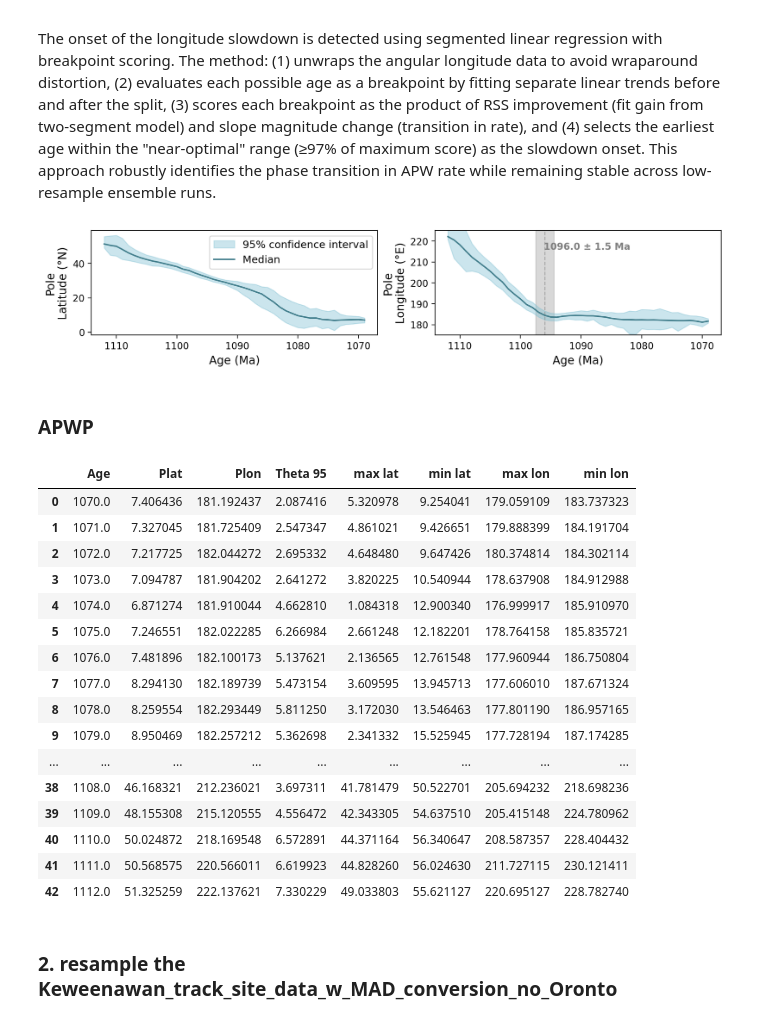
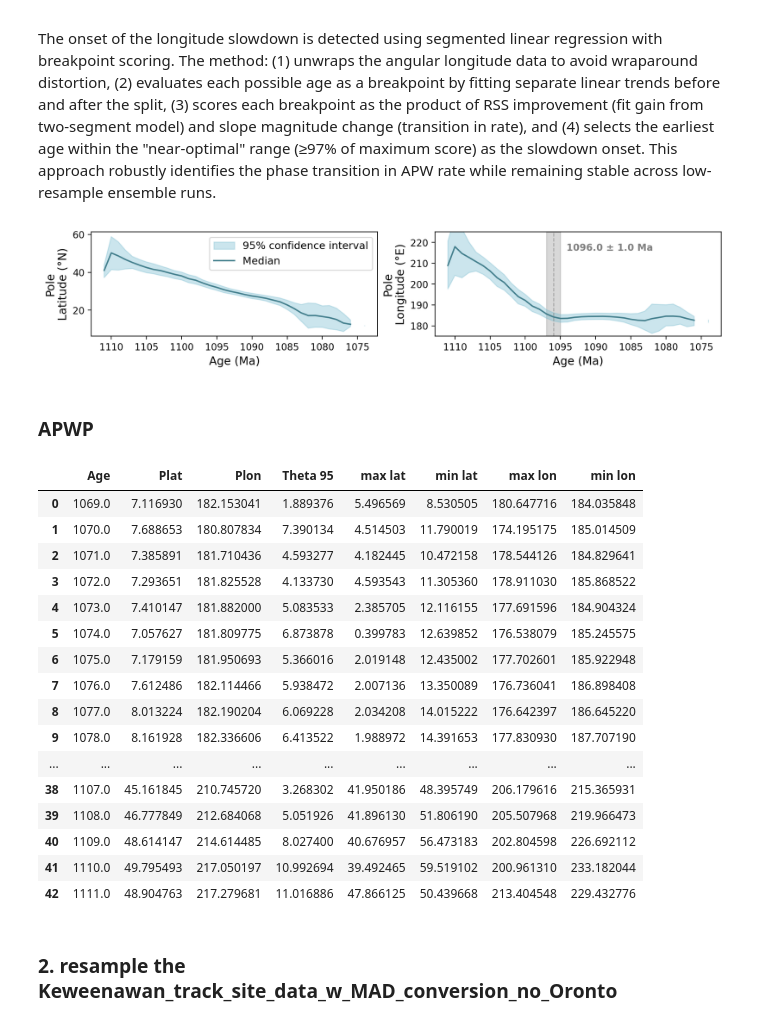
Before and after one commit to PolarWandering/APWP_StratModels, a Jupyter notebook: code/02_APWP_age_model.ipynb, the cells around one changed output. Saved outputs shown, nothing was run; the diff lists cells and outputs as text; code cells hidden in the pictures.

```diff
--- a/code/02_APWP_age_model.ipynb
+++ b/code/02_APWP_age_model.ipynb
@@ -165,7 +157,7 @@ seds_f_df
 # %%
 np.random.seed(2024)
 
-n_sims = 1000
+n_sims = 3000
 # %% [markdown]
 ### 1. resample the Keweenawan_track_site_data_w_MAD_conversion
 # %%
@@ -561,35 +558,35 @@ axes[0].fill_between(ensemble_PC_eff_age.X, ensemble_PC_eff_age.Lat_Lon_bounds(q
                      color= "#7DBFD2", alpha=.40, zorder =1, label=f"{quantile}% confidence interval")
 # axes[0].scatter(ensemble_PC_eff_age.X, ensemble_PC_eff_age.PC(quantile)[1],color="#314B54", s = 15,  label = 'Principal component of the age ensemble')
 axes[0].plot(ensemble_PC_eff_age.X, ensemble_PC_eff_age.PC(quantile)[1],color="#427E8C", label='Median')
 axes[0].legend(loc='upper right', fontsize=11)
 
 # LONGITUDES
 # for run, df_run in df_ultimate_RM_ensemble_w_MAD.groupby('run'):
 #     axes[1].plot(df_run.effective_age.tolist(), df_run.plon.tolist(), color="#4F4F4F", zorder =0, linewidth=0.2, alpha=0.2)
 # axes[1].plot(df_run.effective_age.tolist(), df_run.plon.tolist(), color="#4F4F4F", zorder =0, linewidth=0.2, label = 'Moving Average realization')
 axes[1].fill_between(ensemble_PC_eff_age.X, ensemble_PC_eff_age.Lat_Lon_bounds(quantile)[0],
                      ensemble_PC_eff_age.Lat_Lon_bounds(quantile)[1],
                      color= "#7DBFD2", alpha=.40, zorder =1, label=f"Empirical {quantile}% confidence interval")
 # axes[1].scatter(ensemble_PC_eff_age.X, ensemble_PC_eff_age.PC(quantile)[0]%360,color="#314B54", s = 15,  label = 'Principal component of the age ensemble')
 axes[1].plot(ensemble_PC_eff_age.X, ensemble_PC_eff_age.PC(quantile)[0]%360,color="#427E8C")
 
 # Add grey vertical band showing the onset of longitude slowdown and the near-optimal age range.
 axes[1].axvspan(elbow_age - elbow_uncertainty, elbow_age + elbow_uncertainty, color='grey', alpha=0.3, zorder=0, label='Longitude slowdown onset')
 axes[1].axvline(elbow_age, color='grey', linestyle='--', linewidth=1, alpha=0.6, zorder=1)
 
 # Add label for the elbow point and uncertainty
-axes[1].text(elbow_age-7, 215, f'{elbow_age:.1f} ± {elbow_uncertainty:.1f} Ma',
+axes[1].text(elbow_age-8, 215, f'{elbow_age:.1f} ± {elbow_uncertainty:.1f} Ma',
              fontsize=10, ha='center', va='bottom', color='grey', fontweight='bold')
 
 # axes[0].set_ylim(3, 55)
 
 axes[1].set_ylim(175, 225)
 
 plt.gca().invert_xaxis()
 plt.savefig('../figure/Keweenawan_ultimate_ensemble_APW_components.pdf', bbox_inches='tight')
 plt.show()
 # %% [output]
-[figure, old version]
+[figure, new version]
 # %% [markdown]
 ### APWP
 # %%
@@ -621,22 +618,22 @@ df_apwp_eff.to_csv('./apwp_output/Keweenawan_track_VGP_APWP.csv', index=False)
 df_apwp_eff
 # %% [output]
 |  | Age | Plat | Plon | Theta 95 | max lat | min lat | max lon | min lon |
-| 0 | 1070.0 | 7.406436 | 181.192437 | 2.087416 | 5.320978 | 9.254041 | 179.059109 | 183.737323 |
-| 1 | 1071.0 | 7.327045 | 181.725409 | 2.547347 | 4.861021 | 9.426651 | 179.888399 | 184.191704 |
-| 2 | 1072.0 | 7.217725 | 182.044272 | 2.695332 | 4.648480 | 9.647426 | 180.374814 | 184.302114 |
-| 3 | 1073.0 | 7.094787 | 181.904202 | 2.641272 | 3.820225 | 10.540944 | 178.637908 | 184.912988 |
-| 4 | 1074.0 | 6.871274 | 181.910044 | 4.662810 | 1.084318 | 12.900340 | 176.999917 | 185.910970 |
-| 5 | 1075.0 | 7.246551 | 182.022285 | 6.266984 | 2.661248 | 12.182201 | 178.764158 | 185.835721 |
-| 6 | 1076.0 | 7.481896 | 182.100173 | 5.137621 | 2.136565 | 12.761548 | 177.960944 | 186.750804 |
-| 7 | 1077.0 | 8.294130 | 182.189739 | 5.473154 | 3.609595 | 13.945713 | 177.606010 | 187.671324 |
-| 8 | 1078.0 | 8.259554 | 182.293449 | 5.811250 | 3.172030 | 13.546463 | 177.801190 | 186.957165 |
-| 9 | 1079.0 | 8.950469 | 182.257212 | 5.362698 | 2.341332 | 15.525945 | 177.728194 | 187.174285 |
+| 0 | 1069.0 | 7.116930 | 182.153041 | 1.889376 | 5.496569 | 8.530505 | 180.647716 | 184.035848 |
+| 1 | 1070.0 | 7.688653 | 180.807834 | 7.390134 | 4.514503 | 11.790019 | 174.195175 | 185.014509 |
+| 2 | 1071.0 | 7.385891 | 181.710436 | 4.593277 | 4.182445 | 10.472158 | 178.544126 | 184.829641 |
+| 3 | 1072.0 | 7.293651 | 181.825528 | 4.133730 | 4.593543 | 11.305360 | 178.911030 | 185.868522 |
+| 4 | 1073.0 | 7.410147 | 181.882000 | 5.083533 | 2.385705 | 12.116155 | 177.691596 | 184.904324 |
+| 5 | 1074.0 | 7.057627 | 181.809775 | 6.873878 | 0.399783 | 12.639852 | 176.538079 | 185.245575 |
+| 6 | 1075.0 | 7.179159 | 181.950693 | 5.366016 | 2.019148 | 12.435002 | 177.702601 | 185.922948 |
+| 7 | 1076.0 | 7.612486 | 182.114466 | 5.938472 | 2.007136 | 13.350089 | 176.736041 | 186.898408 |
+| 8 | 1077.0 | 8.013224 | 182.190204 | 6.069228 | 2.034208 | 14.015222 | 176.642397 | 186.645220 |
+| 9 | 1078.0 | 8.161928 | 182.336606 | 6.413522 | 1.988972 | 14.391653 | 177.830930 | 187.707190 |
 | ... | ... | ... | ... | ... | ... | ... | ... | ... |
-| 38 | 1108.0 | 46.168321 | 212.236021 | 3.697311 | 41.781479 | 50.522701 | 205.694232 | 218.698236 |
-| 39 | 1109.0 | 48.155308 | 215.120555 | 4.556472 | 42.343305 | 54.637510 | 205.415148 | 224.780962 |
-| 40 | 1110.0 | 50.024872 | 218.169548 | 6.572891 | 44.371164 | 56.340647 | 208.587357 | 228.404432 |
-| 41 | 1111.0 | 50.568575 | 220.566011 | 6.619923 | 44.828260 | 56.024630 | 211.727115 | 230.121411 |
-| 42 | 1112.0 | 51.325259 | 222.137621 | 7.330229 | 49.033803 | 55.621127 | 220.695127 | 228.782740 |
+| 38 | 1107.0 | 45.161845 | 210.745720 | 3.268302 | 41.950186 | 48.395749 | 206.179616 | 215.365931 |
+| 39 | 1108.0 | 46.777849 | 212.684068 | 5.051926 | 41.896130 | 51.806190 | 205.507968 | 219.966473 |
+| 40 | 1109.0 | 48.614147 | 214.614485 | 8.027400 | 40.676957 | 56.473183 | 202.804598 | 226.692112 |
+| 41 | 1110.0 | 49.795493 | 217.050197 | 10.992694 | 39.492465 | 59.519102 | 200.961310 | 233.182044 |
+| 42 | 1111.0 | 48.904763 | 217.279681 | 11.016886 | 47.866125 | 50.439668 | 213.404548 | 229.432776 |
 # %% [markdown]
 ### 2. resample the Keweenawan_track_site_data_w_MAD_conversion_no_Oronto
 # %%
```
Also changed, not shown: parts of 15 cells of this notebook.
